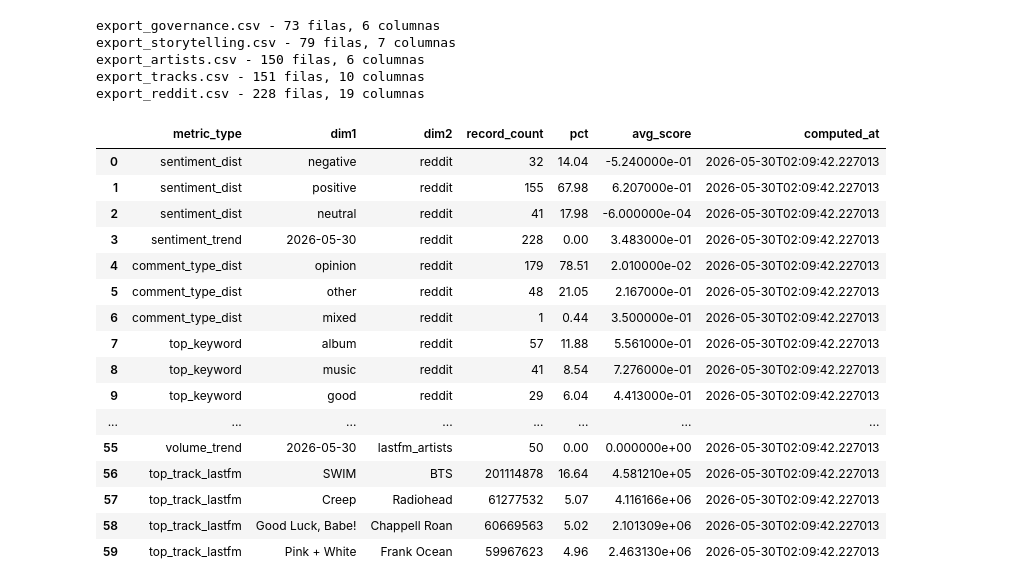
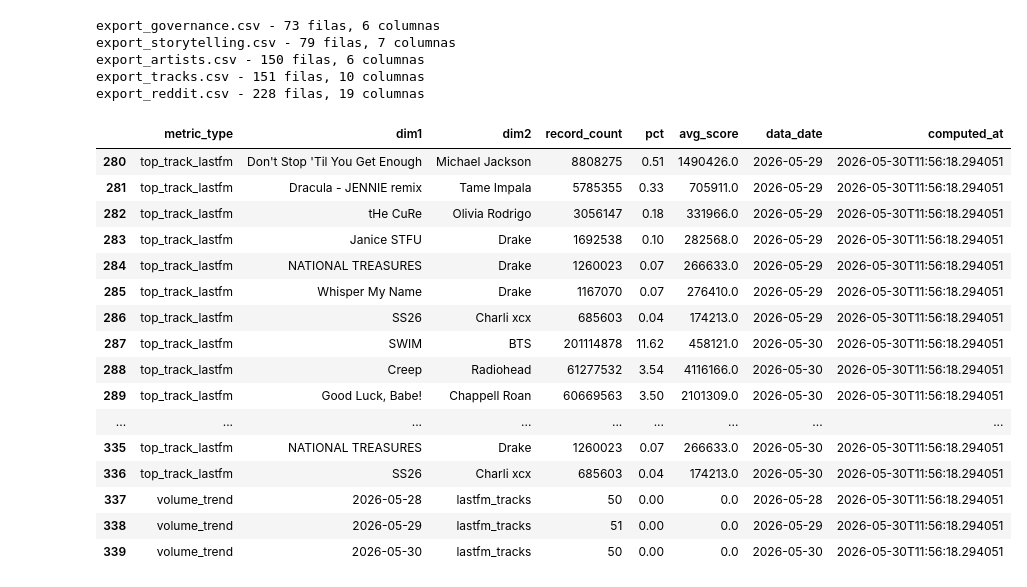
Before and after one commit to lozway/DataAnalysis, a Jupyter notebook: notebooks/esqm_limpieza.ipynb, the cells around one changed output. Drawn from its saved outputs; the diff is of its cells as text; code cells hidden in the pictures.

Commit message:
upgrade gold dag to save the date of the ingest

```diff
--- a/notebooks/esqm_limpieza.ipynb
+++ b/notebooks/esqm_limpieza.ipynb
@@ -714,22 +713,22 @@ export_reddit.csv - 228 filas, 19 columnas
 # %%
 df_sil_rute = '../datalake_gold/storytelling_current.parquet'
 df_paq = pd.read_parquet(df_sil_rute)
-df_paq.head(60)
+df_paq.tail(60)
 # %% [output]
-|  | metric_type | dim1 | dim2 | record_count | pct | avg_score | computed_at |
-| 0 | sentiment_dist | negative | reddit | 32 | 14.04 | -5.240000e-01 | 2026-05-30T02:09:42.227013 |
-| 1 | sentiment_dist | positive | reddit | 155 | 67.98 | 6.207000e-01 | 2026-05-30T02:09:42.227013 |
-| 2 | sentiment_dist | neutral | reddit | 41 | 17.98 | -6.000000e-04 | 2026-05-30T02:09:42.227013 |
-| 3 | sentiment_trend | 2026-05-30 | reddit | 228 | 0.00 | 3.483000e-01 | 2026-05-30T02:09:42.227013 |
-| 4 | comment_type_dist | opinion | reddit | 179 | 78.51 | 2.010000e-02 | 2026-05-30T02:09:42.227013 |
-| 5 | comment_type_dist | other | reddit | 48 | 21.05 | 2.167000e-01 | 2026-05-30T02:09:42.227013 |
-| 6 | comment_type_dist | mixed | reddit | 1 | 0.44 | 3.500000e-01 | 2026-05-30T02:09:42.227013 |
-| 7 | top_keyword | album | reddit | 57 | 11.88 | 5.561000e-01 | 2026-05-30T02:09:42.227013 |
-| 8 | top_keyword | music | reddit | 41 | 8.54 | 7.276000e-01 | 2026-05-30T02:09:42.227013 |
-| 9 | top_keyword | good | reddit | 29 | 6.04 | 4.413000e-01 | 2026-05-30T02:09:42.227013 |
-| ... | ... | ... | ... | ... | ... | ... | ... |
-| 55 | volume_trend | 2026-05-30 | lastfm_artists | 50 | 0.00 | 0.000000e+00 | 2026-05-30T02:09:42.227013 |
-| 56 | top_track_lastfm | SWIM | BTS | 201114878 | 16.64 | 4.581210e+05 | 2026-05-30T02:09:42.227013 |
-| 57 | top_track_lastfm | Creep | Radiohead | 61277532 | 5.07 | 4.116166e+06 | 2026-05-30T02:09:42.227013 |
-| 58 | top_track_lastfm | Good Luck, Babe! | Chappell Roan | 60669563 | 5.02 | 2.101309e+06 | 2026-05-30T02:09:42.227013 |
-| 59 | top_track_lastfm | Pink + White | Frank Ocean | 59967623 | 4.96 | 2.463130e+06 | 2026-05-30T02:09:42.227013 |
+|  | metric_type | dim1 | dim2 | record_count | pct | avg_score | data_date | computed_at |
+| 280 | top_track_lastfm | Don't Stop 'Til You Get Enough | Michael Jackson | 8808275 | 0.51 | 1490426.0 | 2026-05-29 | 2026-05-30T11:56:18.294051 |
+| 281 | top_track_lastfm | Dracula - JENNIE remix | Tame Impala | 5785355 | 0.33 | 705911.0 | 2026-05-29 | 2026-05-30T11:56:18.294051 |
+| 282 | top_track_lastfm | tHe CuRe | Olivia Rodrigo | 3056147 | 0.18 | 331966.0 | 2026-05-29 | 2026-05-30T11:56:18.294051 |
+| 283 | top_track_lastfm | Janice STFU | Drake | 1692538 | 0.10 | 282568.0 | 2026-05-29 | 2026-05-30T11:56:18.294051 |
+| 284 | top_track_lastfm | NATIONAL TREASURES | Drake | 1260023 | 0.07 | 266633.0 | 2026-05-29 | 2026-05-30T11:56:18.294051 |
+| 285 | top_track_lastfm | Whisper My Name | Drake | 1167070 | 0.07 | 276410.0 | 2026-05-29 | 2026-05-30T11:56:18.294051 |
+| 286 | top_track_lastfm | SS26 | Charli xcx | 685603 | 0.04 | 174213.0 | 2026-05-29 | 2026-05-30T11:56:18.294051 |
+| 287 | top_track_lastfm | SWIM | BTS | 201114878 | 11.62 | 458121.0 | 2026-05-30 | 2026-05-30T11:56:18.294051 |
+| 288 | top_track_lastfm | Creep | Radiohead | 61277532 | 3.54 | 4116166.0 | 2026-05-30 | 2026-05-30T11:56:18.294051 |
+| 289 | top_track_lastfm | Good Luck, Babe! | Chappell Roan | 60669563 | 3.50 | 2101309.0 | 2026-05-30 | 2026-05-30T11:56:18.294051 |
+| ... | ... | ... | ... | ... | ... | ... | ... | ... |
+| 335 | top_track_lastfm | NATIONAL TREASURES | Drake | 1260023 | 0.07 | 266633.0 | 2026-05-30 | 2026-05-30T11:56:18.294051 |
+| 336 | top_track_lastfm | SS26 | Charli xcx | 685603 | 0.04 | 174213.0 | 2026-05-30 | 2026-05-30T11:56:18.294051 |
+| 337 | volume_trend | 2026-05-28 | lastfm_tracks | 50 | 0.00 | 0.0 | 2026-05-28 | 2026-05-30T11:56:18.294051 |
+| 338 | volume_trend | 2026-05-29 | lastfm_tracks | 51 | 0.00 | 0.0 | 2026-05-29 | 2026-05-30T11:56:18.294051 |
+| 339 | volume_trend | 2026-05-30 | lastfm_tracks | 50 | 0.00 | 0.0 | 2026-05-30 | 2026-05-30T11:56:18.294051 |
```
Also changed, not shown: parts of 3 cells of this notebook, 5 other files.
